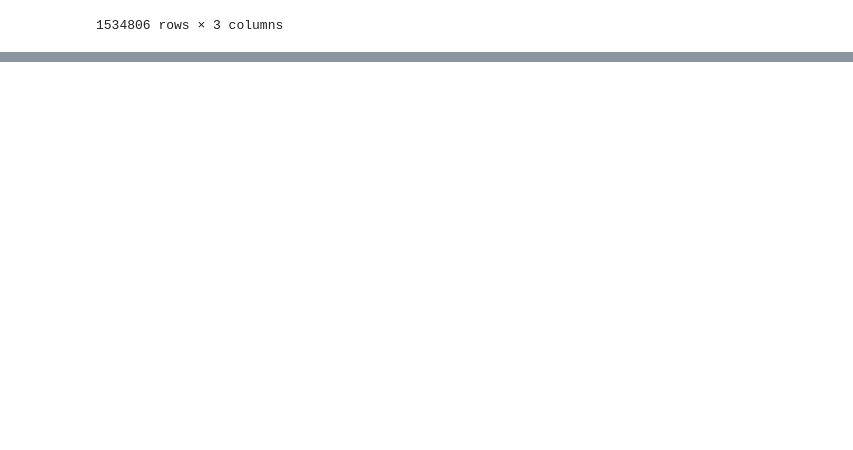
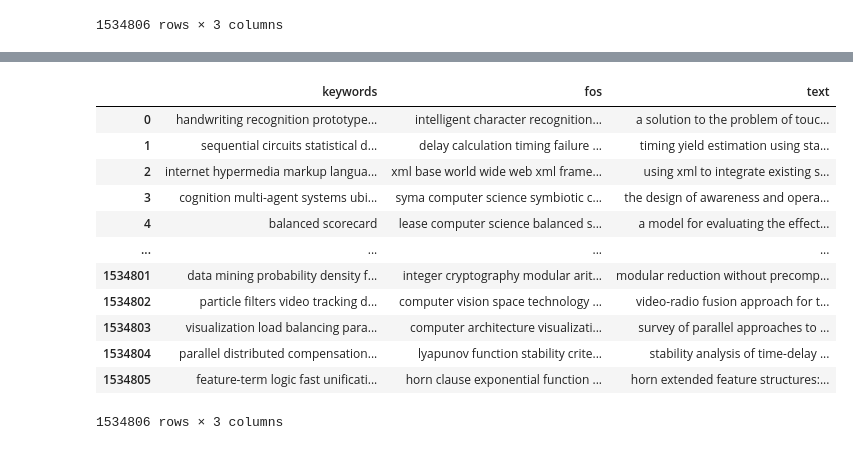
Before and after one commit to MADE-TEAM-PROJECT-1/clusterization_model, a Jupyter notebook: clusterization.ipynb, the cells around one changed output, grey strips where cells are left out. Saved outputs shown, nothing was run; the diff lists cells and outputs as text; code cells hidden in the pictures; blank space fills up the shorter version.

```diff
--- a/clusterization.ipynb
+++ b/clusterization.ipynb
@@ -69,0 +54,6 @@ memory usage: 46.8 MB
+# %%
+# articles = pd.concat(get_text_data(f'data/part_{i}_clean.json') for i in range(NUM_PARTS))
+# articles.reset_index(drop=True, inplace=True)
+articles = pd.read_json('articles.json')
+
+articles.info()
@@ -86 +99,17 @@ articles
+# %%
+articles
+# %% [output]
+|  | keywords | fos | text |
+| 0 | handwriting recognition prototype... | intelligent character recognition... | a solution to the problem of touc... |
+| 1 | sequential circuits statistical d... | delay calculation timing failure ... | timing yield estimation using sta... |
+| 2 | internet hypermedia markup langua... | xml base world wide web xml frame... | using xml to integrate existing s... |
+| 3 | cognition multi-agent systems ubi... | syma computer science symbiotic c... | the design of awareness and opera... |
+| 4 | balanced scorecard | lease computer science balanced s... | a model for evaluating the effect... |
+| ... | ... | ... | ... |
+| 1534801 | data mining probability density f... | integer cryptography modular arit... | modular reduction without precomp... |
+| 1534802 | particle filters video tracking d... | computer vision space technology ... | video-radio fusion approach for t... |
+| 1534803 | visualization load balancing para... | computer architecture visualizati... | survey of parallel approaches to ... |
+| 1534804 | parallel distributed compensation... | lyapunov function stability crite... | stability analysis of time-delay ... |
+| 1534805 | feature-term logic fast unificati... | horn clause exponential function ... | horn extended feature structures:... |
+1534806 rows × 3 columns
 # %%
```
Also changed, not shown: parts of 19 cells of this notebook.
